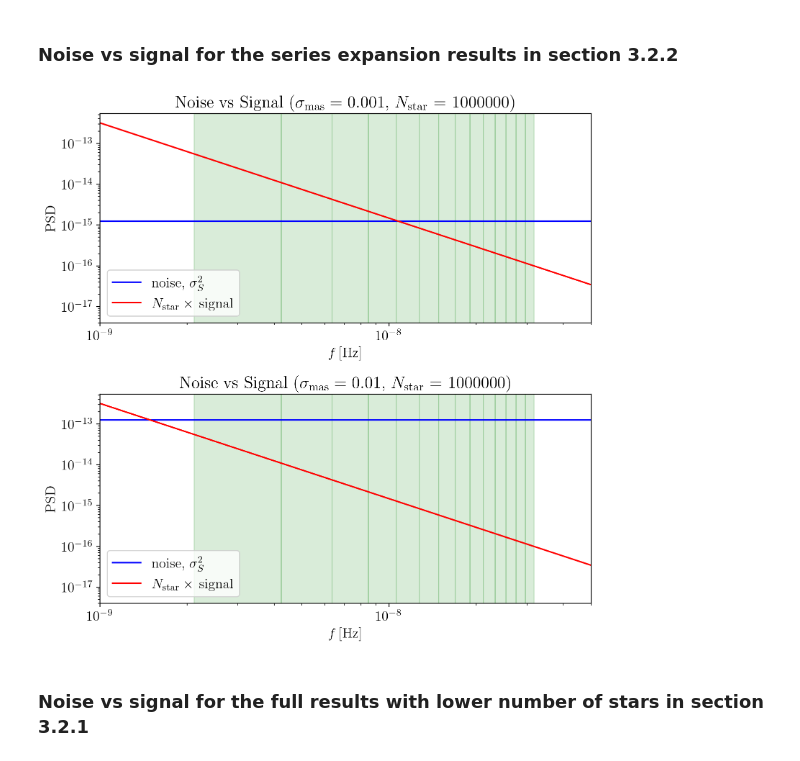
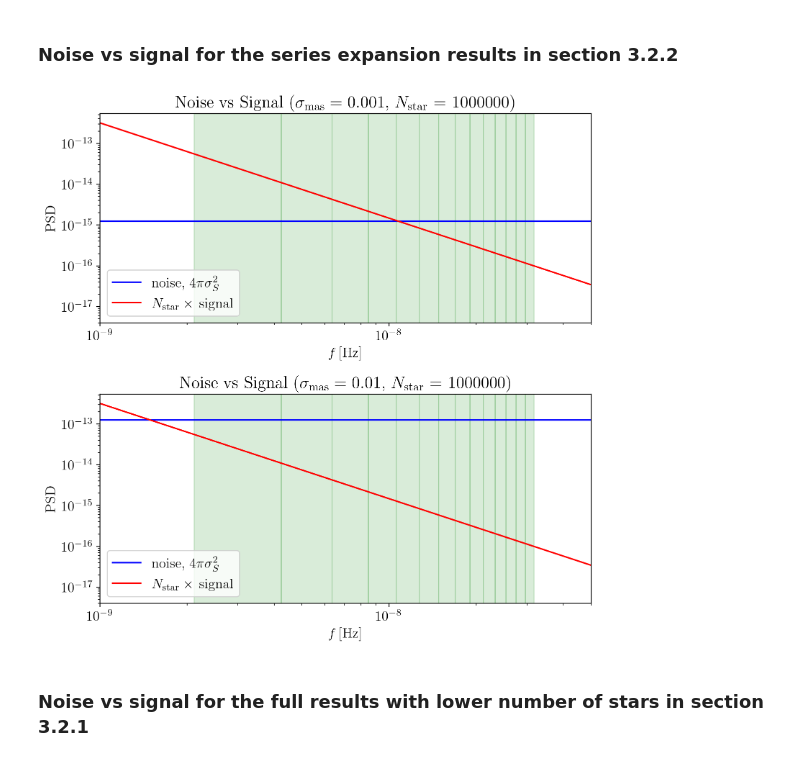
Before and after one commit to MarisolJC/Astrometry_meets_PTAs, a Jupyter notebook: Fisher_Forecast_Synergy/noise_vs_signal.ipynb, the cells around one changed output. Saved outputs shown, nothing was run; the diff lists cells and outputs as text; code cells hidden in the pictures.

```diff
--- a/Fisher_Forecast_Synergy/noise_vs_signal.ipynb
+++ b/Fisher_Forecast_Synergy/noise_vs_signal.ipynb
@@ -43,36 +43,36 @@ def noise_astro(f,sigma=sigma_mas,dT=year/15.): # every week 52, every 2 weeks 2
 hfreqs = np.geomspace(1e-9, 1e-7, 100)
 fbin_edges = df * np.arange(1, 16)
 
 plt.figure(figsize=(8, 8))
 
 # Subplot 1: sigma_mas = 0.001
 plt.subplot(2, 1, 1)
-plt.loglog(hfreqs, 4 * np.pi * noise_astro(1, sigma=0.001) * np.ones_like(hfreqs), label=r'noise, $\sigma_S^2$', color='b')
+plt.loglog(hfreqs, 4 * np.pi * noise_astro(1, sigma=0.001) * np.ones_like(hfreqs), label=r'noise, $4\pi\sigma_S^2$', color='b')
 plt.loglog(hfreqs, nstar * gwb_model(*gwb_args, f=hfreqs), label=r'$N_{\rm star} \times\, \rm signal$', color='r')
 for i in range(len(fbin_edges) - 1):
     plt.axvspan(fbin_edges[i], fbin_edges[i + 1], alpha=0.15, color=f'g')
 plt.legend()
 plt.xlim(1e-9, 5e-8)
 plt.xlabel(r'$f\,\mathrm{[Hz]}$')
 plt.ylabel(r'PSD')
 plt.title(fr'Noise vs Signal ($\sigma_{{\rm mas}} = 0.001,\, N_{{\rm star}}$ = {nstar})')
 
 # Subplot 2: sigma_mas = 0.01
 plt.subplot(2, 1, 2)
-plt.loglog(hfreqs, 4 * np.pi * noise_astro(1, sigma=0.01) * np.ones_like(hfreqs), label=r'noise, $\sigma_S^2$', color='b')
+plt.loglog(hfreqs, 4 * np.pi * noise_astro(1, sigma=0.01) * np.ones_like(hfreqs), label=r'noise, $4\pi\sigma_S^2$', color='b')
 plt.loglog(hfreqs, nstar * gwb_model(*gwb_args, f=hfreqs), label=r'$N_{\rm star} \times\, \rm signal$', color='r')
 for i in range(len(fbin_edges) - 1):
     plt.axvspan(fbin_edges[i], fbin_edges[i + 1], alpha=0.15, color=f'g')
 plt.legend()
 plt.xlim(1e-9, 5e-8)
 plt.xlabel(r'$f\,\mathrm{[Hz]}$')
 plt.ylabel(r'PSD')
 plt.title(fr'Noise vs Signal ($\sigma_{{\rm mas}} = 0.01,\, N_{{\rm star}}$ = {nstar})')
 
 plt.tight_layout()
 plt.show()
 # %% [output]
-[figure, old version]
+[figure, new version]
 # %% [markdown]
 ### Noise vs signal for the full results with lower number of stars in section 3.2.1
 # %%
```
Also changed, not shown: parts of 2 cells of this notebook.
